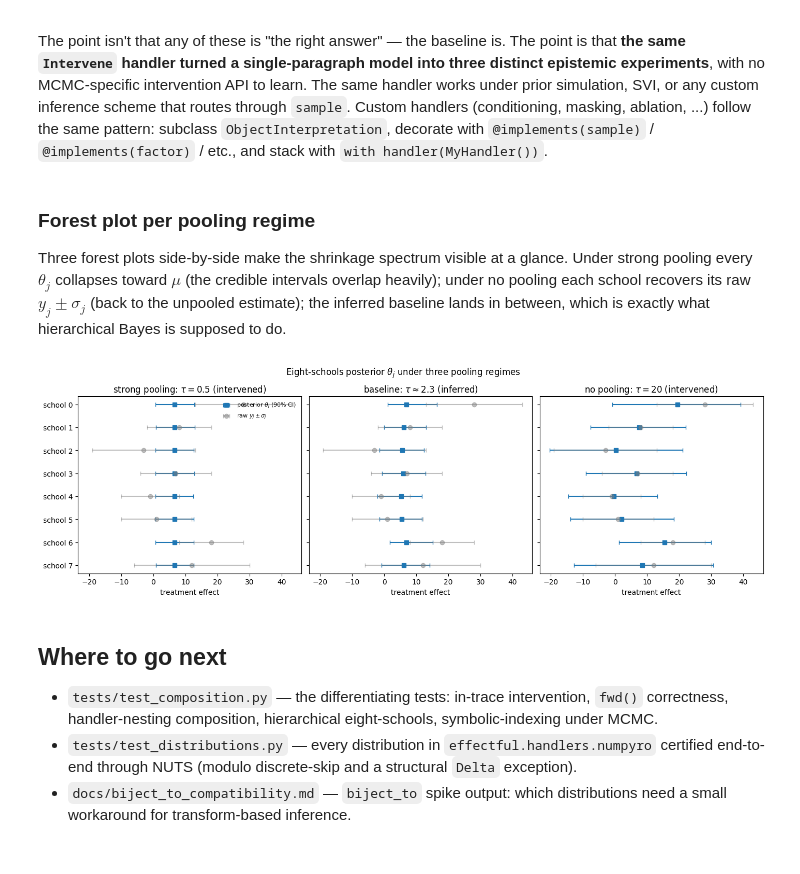
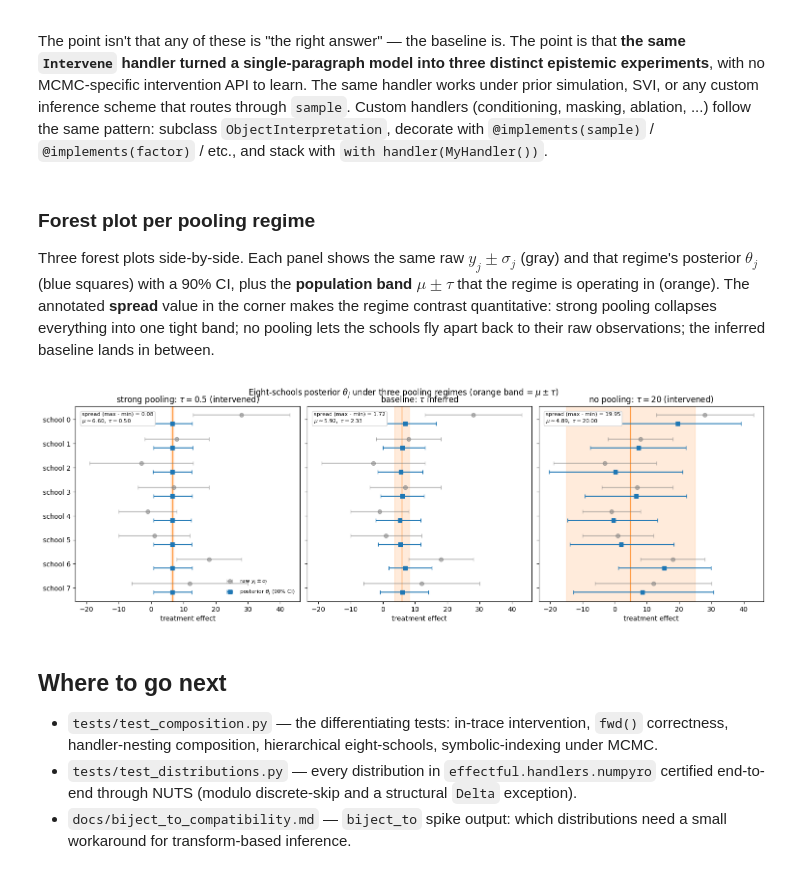
Before and after one commit to datvo06/effectful_mcmc, a Jupyter notebook: docs/quickstart.ipynb, the cells around one changed output. Saved outputs shown, nothing was run; the diff lists cells and outputs as text; code cells hidden in the pictures.

```diff
--- a/docs/quickstart.ipynb
+++ b/docs/quickstart.ipynb
@@ -278,37 +326,58 @@ The point isn't that any of these is "the right answer" — the baseline is. The
 # %% [markdown]
 ### Forest plot per pooling regime
 
-Three forest plots side-by-side make the shrinkage spectrum visible at a glance. Under strong pooling every $\theta_j$ collapses toward $\mu$ (the credible intervals overlap heavily); under no pooling each school recovers its raw $y_j \pm \sigma_j$ (back to the unpooled estimate); the inferred baseline lands in between, which is exactly what hierarchical Bayes is supposed to do.
+Three forest plots side-by-side. Each panel shows the same raw $y_j \pm \sigma_j$ (gray) and that regime's posterior $\theta_j$ (blue squares) with a 90% CI, plus the **population band** $\mu \pm \tau$ that the regime is operating in (orange). The annotated **spread** value in the corner makes the regime contrast quantitative: strong pooling collapses everything into one tight band; no pooling lets the schools fly apart back to their raw observations; the inferred baseline lands in between.
 # %%
-def forest(ax, samples_dict, title):
+def forest_panel(ax, samples_dict, title, tau_value):
     means = np.array([float(samples_dict[f"theta_{j}"].mean())             for j in range(J)])
     lo    = np.array([float(np.quantile(samples_dict[f"theta_{j}"], 0.05)) for j in range(J)])
     hi    = np.array([float(np.quantile(samples_dict[f"theta_{j}"], 0.95)) for j in range(J)])
-    ax.errorbar(means, np.arange(J),
-                xerr=[means - lo, hi - means],
-                fmt="s", color="C0", capsize=3, label=r"posterior $\theta_j$ (90% CI)")
-    ax.errorbar(np.asarray(y_obs), np.arange(J), xerr=np.asarray(sigma_obs),
-                fmt="o", color="gray", alpha=0.5, capsize=3, label=r"raw $y_j \pm \sigma_j$")
+    mu_post = float(samples_dict["mu"].mean())
+    # tau_value: float for intervened regimes, None for baseline (use posterior mean)
+    tau_used = float(samples_dict["tau"].mean()) if tau_value is None else tau_value
+
+    # Population band
+    ax.axvspan(mu_post - tau_used, mu_post + tau_used,
+               color="C1", alpha=0.15)
+    ax.axvline(mu_post, color="C1", lw=1.0)
+    # Raw observations
+    ax.errorbar(np.asarray(y_obs), np.arange(J) - 0.18, xerr=np.asarray(sigma_obs),
+                fmt="o", color="gray", alpha=0.55, capsize=3,
+                label=r"raw $y_j \pm \sigma_j$")
+    # Posterior theta_j
+    ax.errorbar(means, np.arange(J) + 0.18, xerr=[means - lo, hi - means],
+                fmt="s", color="C0", capsize=3,
+                label=r"posterior $\theta_j$ (90% CI)")
+
+    spread = float(means.max() - means.min())
+    ax.text(0.03, 0.97,
+            f"spread (max - min) = {spread:.2f}\n"
+            fr"$\mu \approx {mu_post:.2f},\ \tau = {tau_used:.2f}$",
+            transform=ax.transAxes, va="top", ha="left", fontsize=8,
+            bbox=dict(boxstyle="round,pad=0.3",
+                      facecolor="white", edgecolor="lightgray"))
     ax.set_yticks(np.arange(J))
     ax.set_yticklabels([f"school {j}" for j in range(J)])
     ax.invert_yaxis()
     ax.set_xlabel("treatment effect")
     ax.set_title(title)
 
-fig, axes = plt.subplots(1, 3, figsize=(14, 4.5), sharey=True, constrained_layout=True)
-forest(axes[0], samples_strong, r"strong pooling: $\tau = 0.5$ (intervened)")
-forest(axes[1], samples8,       r"baseline: $\tau \approx 2.3$ (inferred)")
-forest(axes[2], samples_none,   r"no pooling: $\tau = 20$ (intervened)")
-# Common x-range across panels so the spread is directly comparable.
+fig, axes = plt.subplots(1, 3, figsize=(15, 4.8), sharey=True, constrained_layout=True)
+forest_panel(axes[0], samples_strong, r"strong pooling: $\tau = 0.5$ (intervened)", 0.5)
+forest_panel(axes[1], samples8,       r"baseline: $\tau$ inferred",                 None)
+forest_panel(axes[2], samples_none,   r"no pooling: $\tau = 20$ (intervened)",      20.0)
+# Common x-range across panels so the spread is directly comparable
 lo_x = min(ax.get_xlim()[0] for ax in axes)
 hi_x = max(ax.get_xlim()[1] for ax in axes)
 for ax in axes:
     ax.set_xlim(lo_x, hi_x)
-axes[0].legend(loc="upper right", frameon=False, fontsize=8)
-fig.suptitle(r"Eight-schools posterior $\theta_j$ under three pooling regimes")
+axes[0].legend(loc="lower right", frameon=False, fontsize=8)
+fig.suptitle(r"Eight-schools posterior $\theta_j$ under three pooling regimes "
+             r"(orange band = $\mu \pm \tau$)",
+             y=1.02)
 plt.show()
 # %% [output]
-[figure, old version]
+[figure, new version]
 # %% [markdown]
 ## Where to go next
 
```
Also changed, not shown: parts of 5 cells of this notebook.
